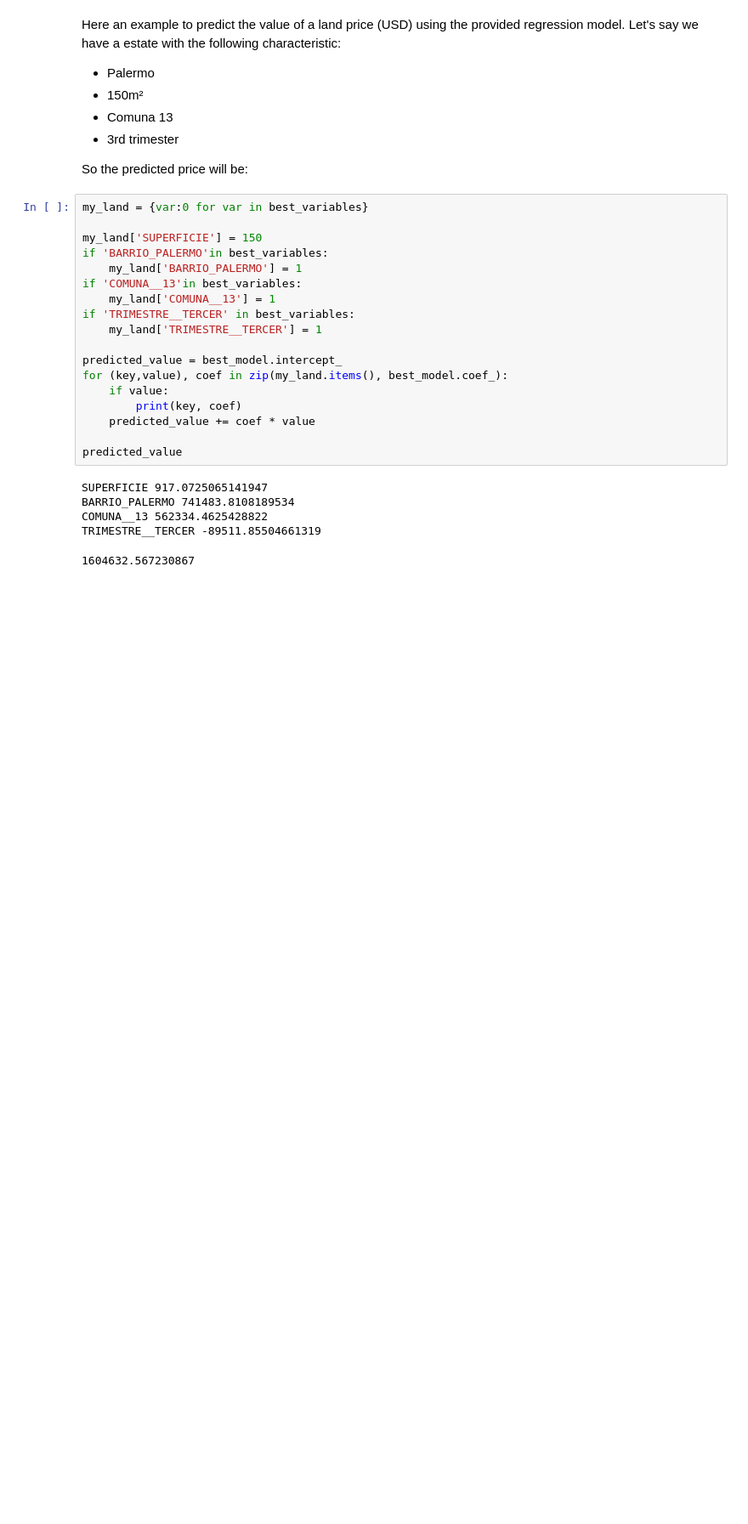
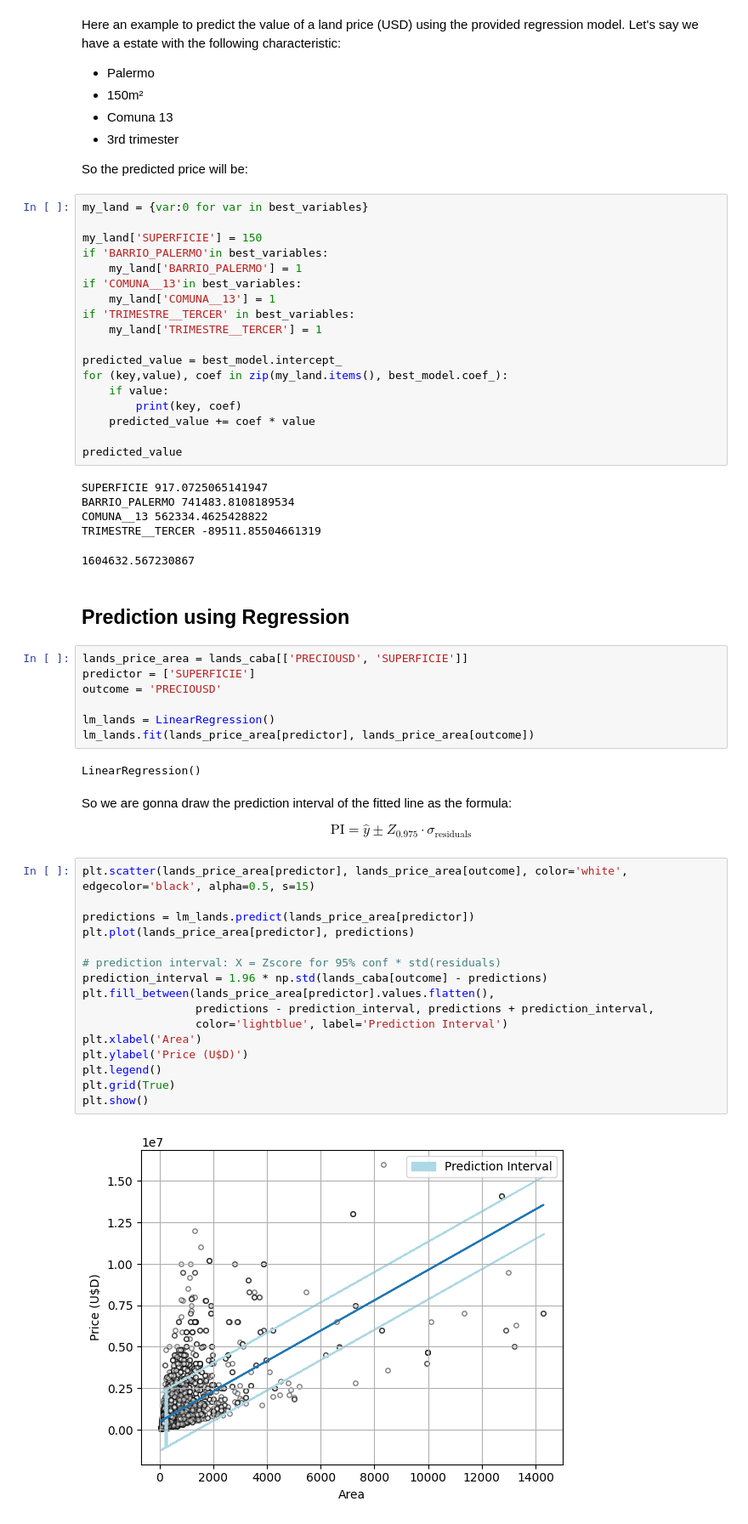
Before and after one commit to matuneville/practical-statistics-book, a Jupyter notebook: src/04-Regression_&_Prediction/chapter_04_py.ipynb, the cells around one changed output. Shown at 85% size. Saved outputs shown, nothing was run; the diff lists cells and outputs as text; blank space fills up the shorter version.

Commit message:
chapter 04 - prediction interval

```diff
--- a/src/04-Regression_&_Prediction/chapter_04_py.ipynb
+++ b/src/04-Regression_&_Prediction/chapter_04_py.ipynb
@@ -309,3 +309,36 @@ BARRIO_PALERMO 741483.8108189534
 COMUNA__13 562334.4625428822
 TRIMESTRE__TERCER -89511.85504661319
 1604632.567230867
+# %% [markdown]
+## Prediction using Regression
+# %%
+lands_price_area = lands_caba[['PRECIOUSD', 'SUPERFICIE']]
+predictor = ['SUPERFICIE']
+outcome = 'PRECIOUSD'
+
+lm_lands = LinearRegression()
+lm_lands.fit(lands_price_area[predictor], lands_price_area[outcome])
+# %% [output]
+LinearRegression()
+# %% [markdown]
+So we are gonna draw the prediction interval of the fitted line as the formula:
+
+$$\text{PI} = \hat{y} \pm Z_{0.975} \cdot \sigma_{\text{residuals}}$$
+# %%
+plt.scatter(lands_price_area[predictor], lands_price_area[outcome], color='white', edgecolor='black', alpha=0.5, s=15)
+
+predictions = lm_lands.predict(lands_price_area[predictor])
+plt.plot(lands_price_area[predictor], predictions)
+
+# prediction interval: X = Zscore for 95% conf * std(residuals)
+prediction_interval = 1.96 * np.std(lands_caba[outcome] - predictions)
+plt.fill_between(lands_price_area[predictor].values.flatten(),
+                 predictions - prediction_interval, predictions + prediction_interval,
+                 color='lightblue', label='Prediction Interval')
+plt.xlabel('Area')
+plt.ylabel('Price (U$D)')
+plt.legend()
+plt.grid(True)
+plt.show()
+# %% [output]
+[figure, added]
```
Also changed, not shown: parts of 1 cell of this notebook.
